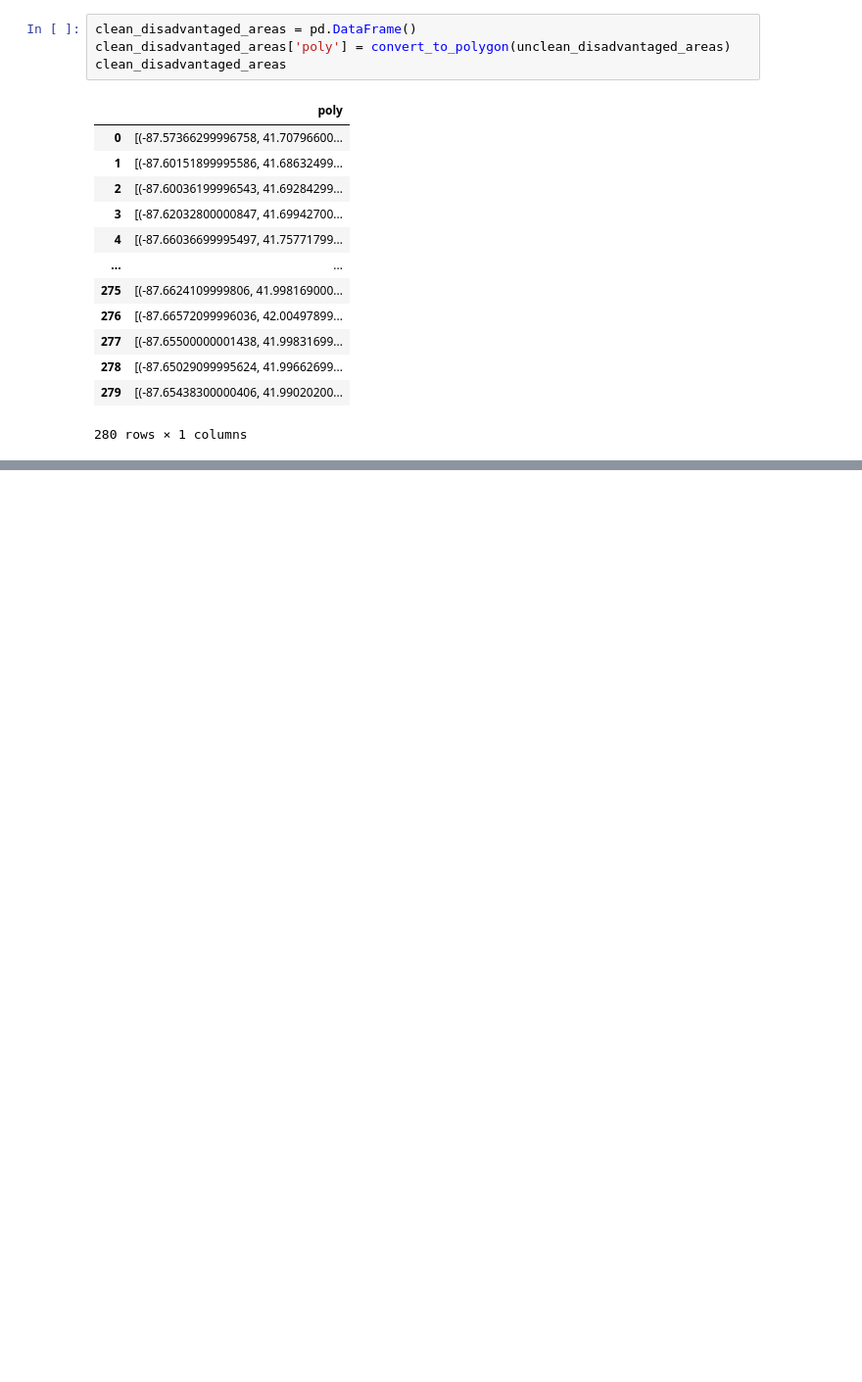
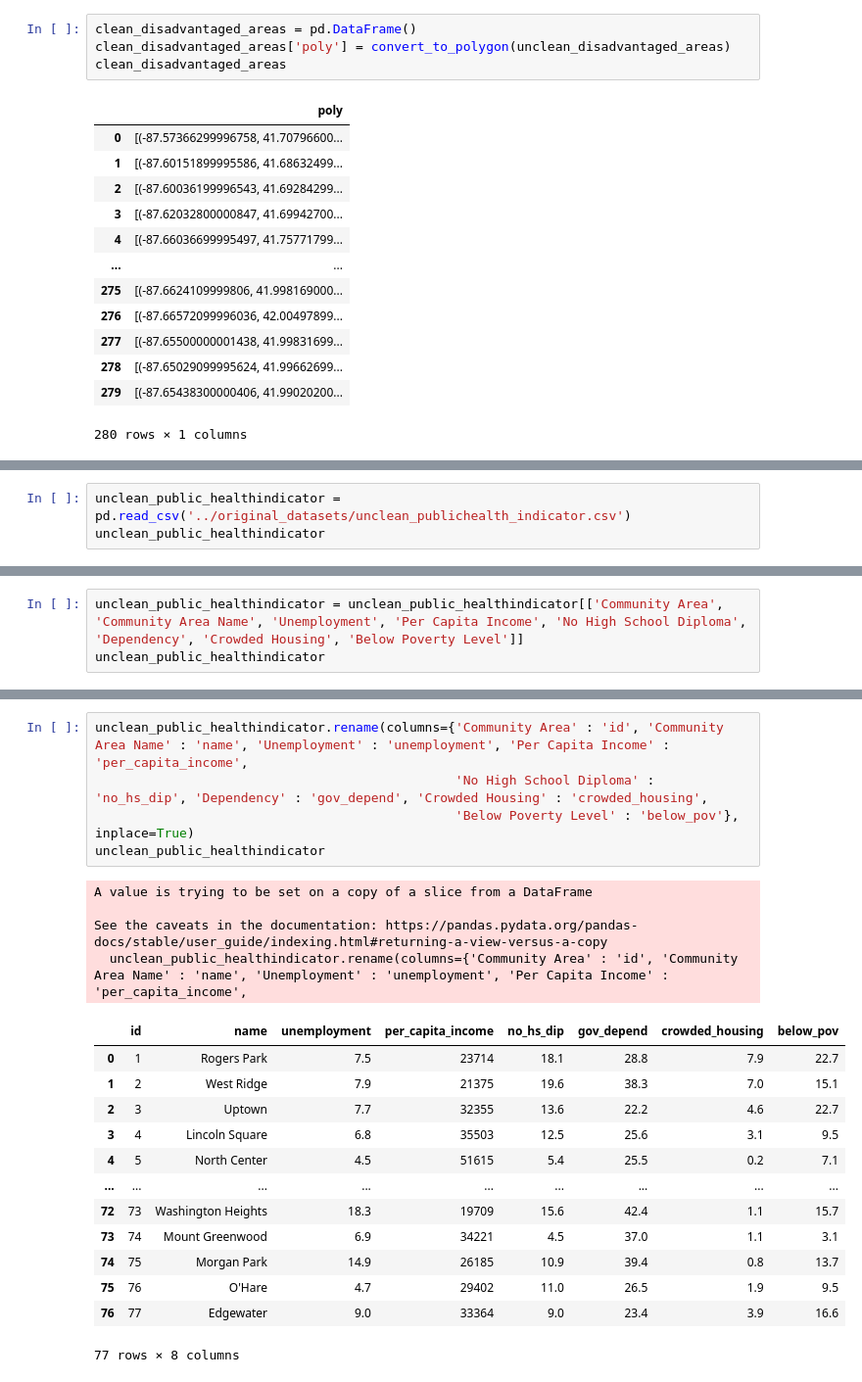
Before and after one commit to evanameyer1/Machine-Learning-Crime-Prediction-Application, a Jupyter notebook: code/data_cleaning.ipynb, the cells around one changed output, grey strips where cells are left out. Shown at 98% size. Drawn from its saved outputs; the diff is of its cells as text; blank space fills up the shorter version.

```diff
--- a/code/data_cleaning.ipynb
+++ b/code/data_cleaning.ipynb
@@ -829,0 +1137,3 @@ clean_disadvantaged_areas.to_csv('../clean_datasets/clean_disadvantaged_areas.cs
+# %%
+unclean_public_healthindicator = pd.read_csv('../original_datasets/unclean_publichealth_indicator.csv')
+unclean_public_healthindicator
@@ -829,0 +1154,3 @@ clean_disadvantaged_areas.to_csv('../clean_datasets/clean_disadvantaged_areas.cs
+# %%
+unclean_public_healthindicator = unclean_public_healthindicator[['Community Area', 'Community Area Name', 'Unemployment', 'Per Capita Income', 'No High School Diploma', 'Dependency', 'Crowded Housing', 'Below Poverty Level']]
+unclean_public_healthindicator
@@ -829,0 +1171,23 @@ clean_disadvantaged_areas.to_csv('../clean_datasets/clean_disadvantaged_areas.cs
+# %%
+unclean_public_healthindicator.rename(columns={'Community Area' : 'id', 'Community Area Name' : 'name', 'Unemployment' : 'unemployment', 'Per Capita Income' : 'per_capita_income',
+                                               'No High School Diploma' : 'no_hs_dip', 'Dependency' : 'gov_depend', 'Crowded Housing' : 'crowded_housing',
+                                               'Below Poverty Level' : 'below_pov'}, inplace=True)
+unclean_public_healthindicator
+# %% [output]
+A value is trying to be set on a copy of a slice from a DataFrame
+
+See the caveats in the documentation: https://pandas.pydata.org/pandas-docs/stable/user_guide/indexing.html#returning-a-view-versus-a-copy
+  unclean_public_healthindicator.rename(columns={'Community Area' : 'id', 'Community Area Name' : 'name', 'Unemployment' : 'unemployment', 'Per Capita Income' : 'per_capita_income',
+|  | id | name | unemployment | per_capita_income | no_hs_dip | gov_depend | crowded_housing | below_pov |
+| 0 | 1 | Rogers Park | 7.5 | 23714 | 18.1 | 28.8 | 7.9 | 22.7 |
+| 1 | 2 | West Ridge | 7.9 | 21375 | 19.6 | 38.3 | 7.0 | 15.1 |
+| 2 | 3 | Uptown | 7.7 | 32355 | 13.6 | 22.2 | 4.6 | 22.7 |
+| 3 | 4 | Lincoln Square | 6.8 | 35503 | 12.5 | 25.6 | 3.1 | 9.5 |
+| 4 | 5 | North Center | 4.5 | 51615 | 5.4 | 25.5 | 0.2 | 7.1 |
+| ... | ... | ... | ... | ... | ... | ... | ... | ... |
+| 72 | 73 | Washington Heights | 18.3 | 19709 | 15.6 | 42.4 | 1.1 | 15.7 |
+| 73 | 74 | Mount Greenwood | 6.9 | 34221 | 4.5 | 37.0 | 1.1 | 3.1 |
+| 74 | 75 | Morgan Park | 14.9 | 26185 | 10.9 | 39.4 | 0.8 | 13.7 |
+| 75 | 76 | O'Hare | 4.7 | 29402 | 11.0 | 26.5 | 1.9 | 9.5 |
+| 76 | 77 | Edgewater | 9.0 | 33364 | 9.0 | 23.4 | 3.9 | 16.6 |
+77 rows × 8 columns
```
Also changed, not shown: parts of 38 cells of this notebook, 3 other files.
